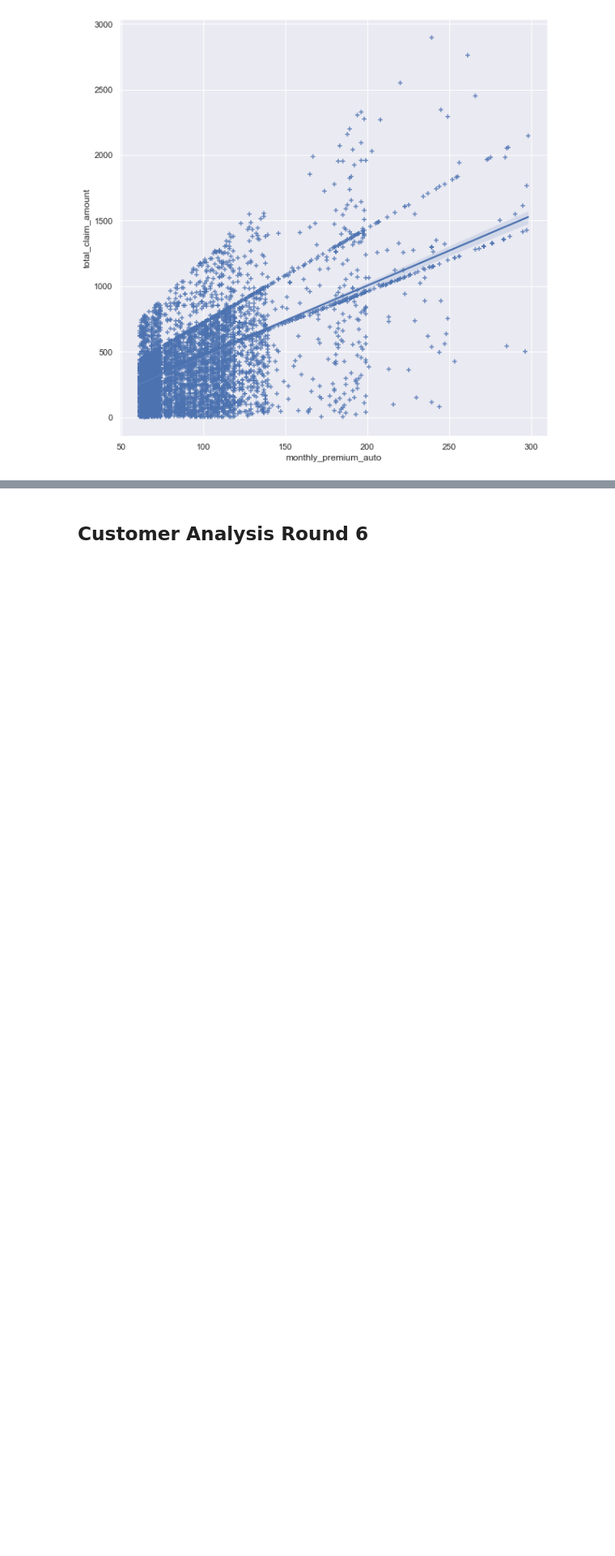
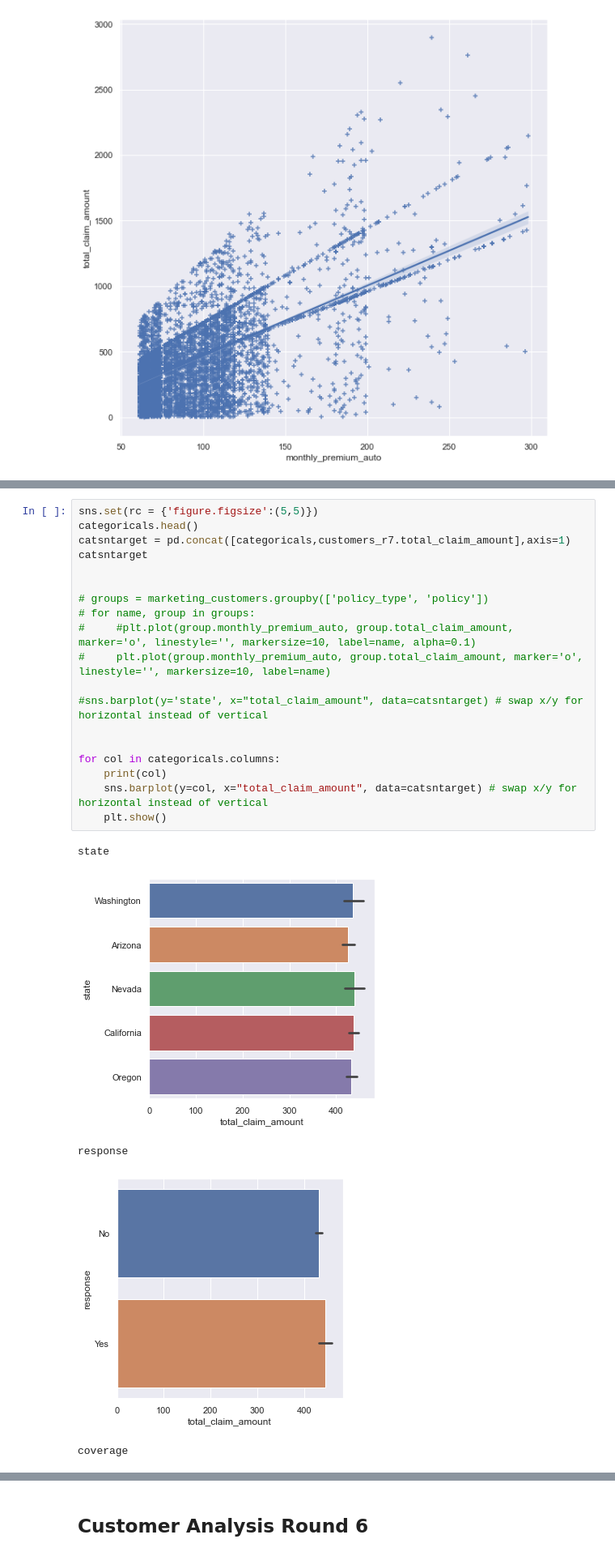
Before and after one commit to salwey/lab-customer-analysis-round-7, a Jupyter notebook: andys_solution.ipynb, the cells around one changed output, grey strips where cells are left out. Shown at 81% size. Drawn from its saved outputs; the diff is of its cells as text; blank space fills up the shorter version.

```diff
--- a/andys_solution.ipynb
+++ b/andys_solution.ipynb
@@ -706,0 +727,25 @@ plt.legend()
+# %%
+sns.set(rc = {'figure.figsize':(5,5)})
+categoricals.head()
+catsntarget = pd.concat([categoricals,customers_r7.total_claim_amount],axis=1)
+catsntarget
+
+
+# groups = marketing_customers.groupby(['policy_type', 'policy'])
+# for name, group in groups:
+#     #plt.plot(group.monthly_premium_auto, group.total_claim_amount, marker='o', linestyle='', markersize=10, label=name, alpha=0.1)
+#     plt.plot(group.monthly_premium_auto, group.total_claim_amount, marker='o', linestyle='', markersize=10, label=name)
+
+#sns.barplot(y='state', x="total_claim_amount", data=catsntarget) # swap x/y for horizontal instead of vertical
+
+
+for col in categoricals.columns:
+    print(col)
+    sns.barplot(y=col, x="total_claim_amount", data=catsntarget) # swap x/y for horizontal instead of vertical
+    plt.show()
+# %% [output]
+state
+[figure, added]
+response
+[figure, added]
+coverage
```
Also changed, not shown: parts of 42 cells of this notebook.
